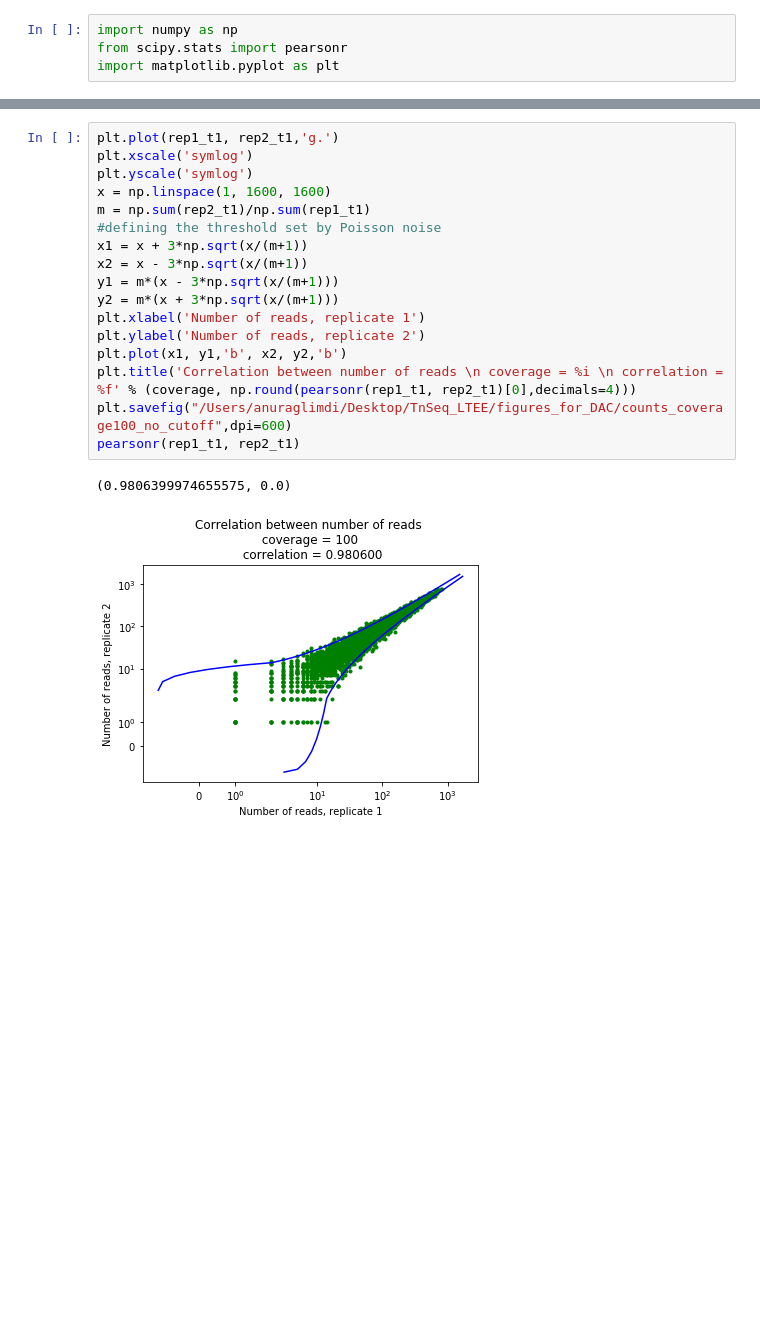
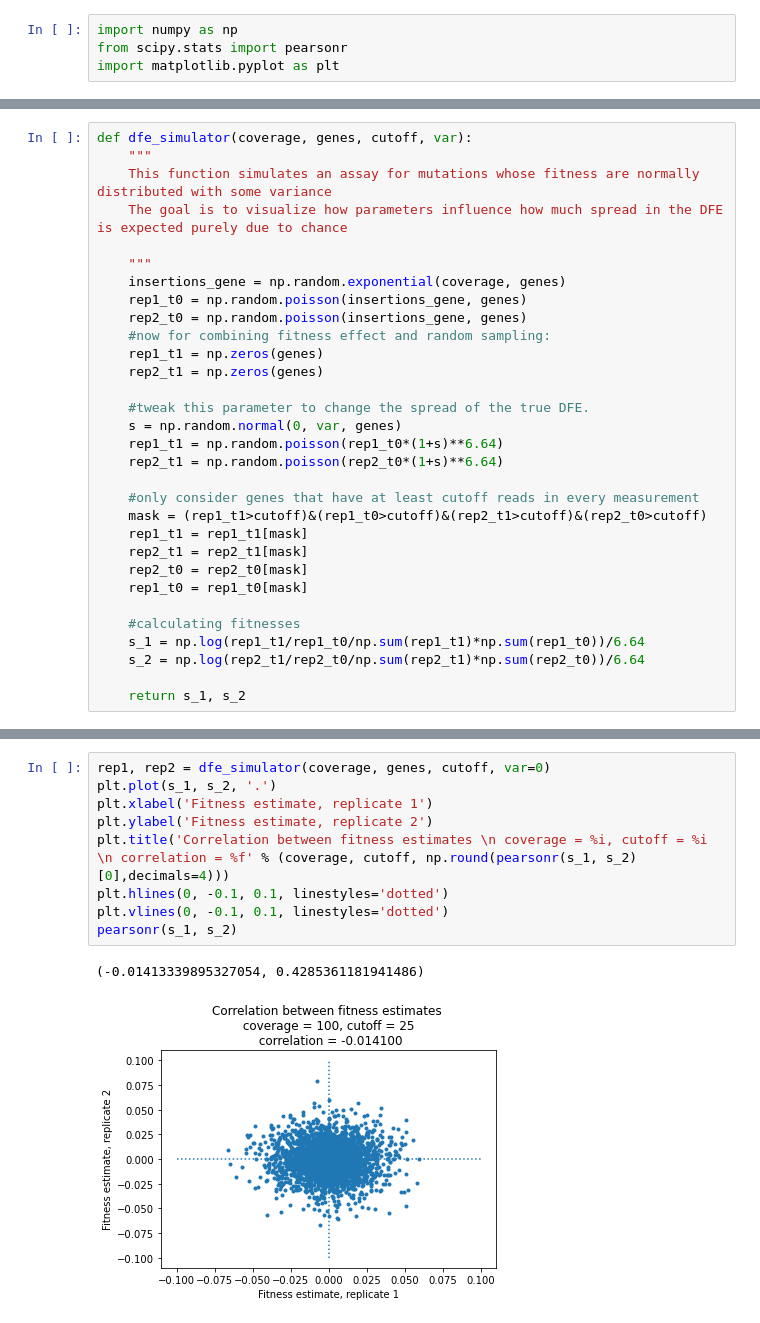
Before and after one commit to anuraglimdi/fitness-assay-simulations, a Jupyter notebook: Simulating DFE with Poisson Noise.ipynb, the cells around one changed output, grey strips where cells are left out. Drawn from its saved outputs; the diff is of its cells as text; blank space fills up the shorter version.

```diff
--- a/Simulating DFE with Poisson Noise.ipynb
+++ b/Simulating DFE with Poisson Noise.ipynb
@@ -14 +11,32 @@ Assume that there is a normally distributed DFE with mean 0. Choose variance
+# %%
+def dfe_simulator(coverage, genes, cutoff, var):
+    """
+    This function simulates an assay for mutations whose fitness are normally distributed with some variance
+    The goal is to visualize how parameters influence how much spread in the DFE is expected purely due to chance
+
+    """
+    insertions_gene = np.random.exponential(coverage, genes)
+    rep1_t0 = np.random.poisson(insertions_gene, genes)
+    rep2_t0 = np.random.poisson(insertions_gene, genes)
+    #now for combining fitness effect and random sampling:
+    rep1_t1 = np.zeros(genes)
+    rep2_t1 = np.zeros(genes)
+
+    #tweak this parameter to change the spread of the true DFE.
+    s = np.random.normal(0, var, genes)
+    rep1_t1 = np.random.poisson(rep1_t0*(1+s)**6.64)
+    rep2_t1 = np.random.poisson(rep2_t0*(1+s)**6.64)
+
+    #only consider genes that have at least cutoff reads in every measurement
+    mask = (rep1_t1>cutoff)&(rep1_t0>cutoff)&(rep2_t1>cutoff)&(rep2_t0>cutoff)
+    rep1_t1 = rep1_t1[mask]
+    rep2_t1 = rep2_t1[mask]
+    rep2_t0 = rep2_t0[mask]
+    rep1_t0 = rep1_t0[mask]
+
+    #calculating fitnesses
+    s_1 = np.log(rep1_t1/rep1_t0/np.sum(rep1_t1)*np.sum(rep1_t0))/6.64
+    s_2 = np.log(rep2_t1/rep2_t0/np.sum(rep2_t1)*np.sum(rep2_t0))/6.64
+
+    return s_1, s_2
 # %%
@@ -57,20 +46,12 @@ pearsonr(s_1, s_2)
-# %%
-plt.plot(rep1_t1, rep2_t1,'g.')
-plt.xscale('symlog')
-plt.yscale('symlog')
-x = np.linspace(1, 1600, 1600)
-m = np.sum(rep2_t1)/np.sum(rep1_t1)
-#defining the threshold set by Poisson noise
-x1 = x + 3*np.sqrt(x/(m+1))
-x2 = x - 3*np.sqrt(x/(m+1))
-y1 = m*(x - 3*np.sqrt(x/(m+1)))
-y2 = m*(x + 3*np.sqrt(x/(m+1)))
-plt.xlabel('Number of reads, replicate 1')
-plt.ylabel('Number of reads, replicate 2')
-plt.plot(x1, y1,'b', x2, y2,'b')
-plt.title('Correlation between number of reads \n coverage = %i \n correlation = %f' % (coverage, np.round(pearsonr(rep1_t1, rep2_t1)[0],decimals=4)))
-plt.savefig("/Users/anuraglimdi/Desktop/TnSeq_LTEE/figures_for_DAC/counts_coverage100_no_cutoff",dpi=600)
-pearsonr(rep1_t1, rep2_t1)
-# %% [output]
-(0.9806399974655575, 0.0)
-[figure, removed]
+# %%
+rep1, rep2 = dfe_simulator(coverage, genes, cutoff, var=0)
+plt.plot(s_1, s_2, '.')
+plt.xlabel('Fitness estimate, replicate 1')
+plt.ylabel('Fitness estimate, replicate 2')
+plt.title('Correlation between fitness estimates \n coverage = %i, cutoff = %i \n correlation = %f' % (coverage, cutoff, np.round(pearsonr(s_1, s_2)[0],decimals=4)))
+plt.hlines(0, -0.1, 0.1, linestyles='dotted')
+plt.vlines(0, -0.1, 0.1, linestyles='dotted')
+pearsonr(s_1, s_2)
+# %% [output]
+(-0.01413339895327054, 0.4285361181941486)
+[figure, added]
```
Also changed, not shown: parts of 11 cells of this notebook, 4 other files.
